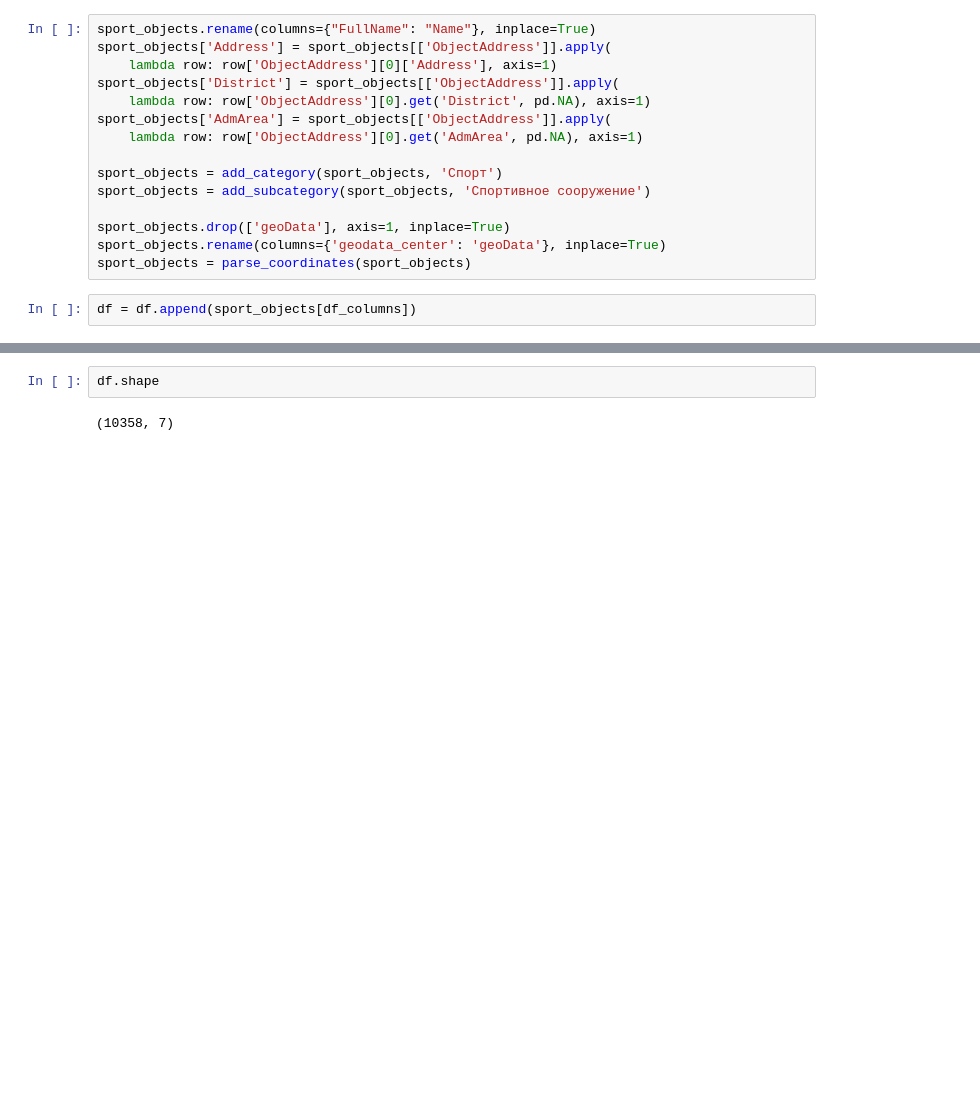
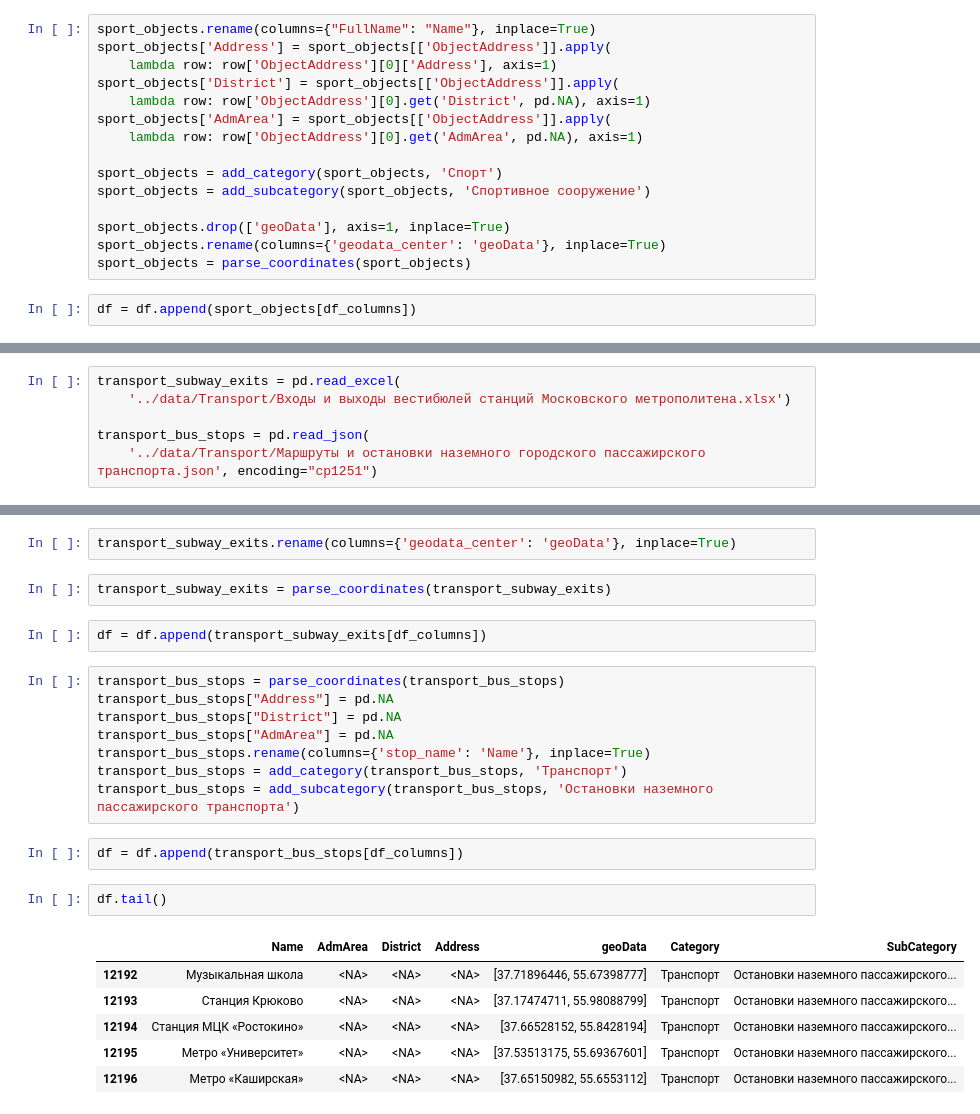
Before and after one commit to AndreiRem/Datathon_MISIS_2021, a Jupyter notebook: src/Hackathon.ipynb, the cells around one changed output, grey strips where cells are left out. Drawn from its saved outputs; the diff is of its cells as text; blank space fills up the shorter version.

```diff
--- a/src/Hackathon.ipynb
+++ b/src/Hackathon.ipynb
@@ -160,0 +183,6 @@ df = df.append(sport_objects[df_columns])
+# %%
+transport_subway_exits = pd.read_excel(
+    '../data/Transport/Входы и выходы вестибюлей станций Московского метрополитена.xlsx')
+
+transport_bus_stops = pd.read_json(
+    '../data/Transport/Маршруты и остановки наземного городского пассажирского транспорта.json', encoding="cp1251")
@@ -161,4 +193,25 @@ df = df.append(sport_objects[df_columns])
+# %%
+transport_subway_exits.rename(columns={'geodata_center': 'geoData'}, inplace=True)
+# %%
+transport_subway_exits = parse_coordinates(transport_subway_exits)
+# %%
+df = df.append(transport_subway_exits[df_columns])
+# %%
+transport_bus_stops = parse_coordinates(transport_bus_stops)
+transport_bus_stops["Address"] = pd.NA
+transport_bus_stops["District"] = pd.NA
+transport_bus_stops["AdmArea"] = pd.NA
+transport_bus_stops.rename(columns={'stop_name': 'Name'}, inplace=True)
+transport_bus_stops = add_category(transport_bus_stops, 'Транспорт')
+transport_bus_stops = add_subcategory(transport_bus_stops, 'Остановки наземного пассажирского транспорта')
+# %%
+df = df.append(transport_bus_stops[df_columns])
 # %%
-df.shape
+df.tail()
 # %% [output]
-(10358, 7)
+|  | Name | AdmArea | District | Address | geoData | Category | SubCategory |
+| 12192 | Музыкальная школа | <NA> | <NA> | <NA> | [37.71896446, 55.67398777] | Транспорт | Остановки наземного пассажирского... |
+| 12193 | Станция Крюково | <NA> | <NA> | <NA> | [37.17474711, 55.98088799] | Транспорт | Остановки наземного пассажирского... |
+| 12194 | Станция МЦК «Ростокино» | <NA> | <NA> | <NA> | [37.66528152, 55.8428194] | Транспорт | Остановки наземного пассажирского... |
+| 12195 | Метро «Университет» | <NA> | <NA> | <NA> | [37.53513175, 55.69367601] | Транспорт | Остановки наземного пассажирского... |
+| 12196 | Метро «Каширская» | <NA> | <NA> | <NA> | [37.65150982, 55.6553112] | Транспорт | Остановки наземного пассажирского... |
```
Also changed, not shown: parts of 14 cells of this notebook.
